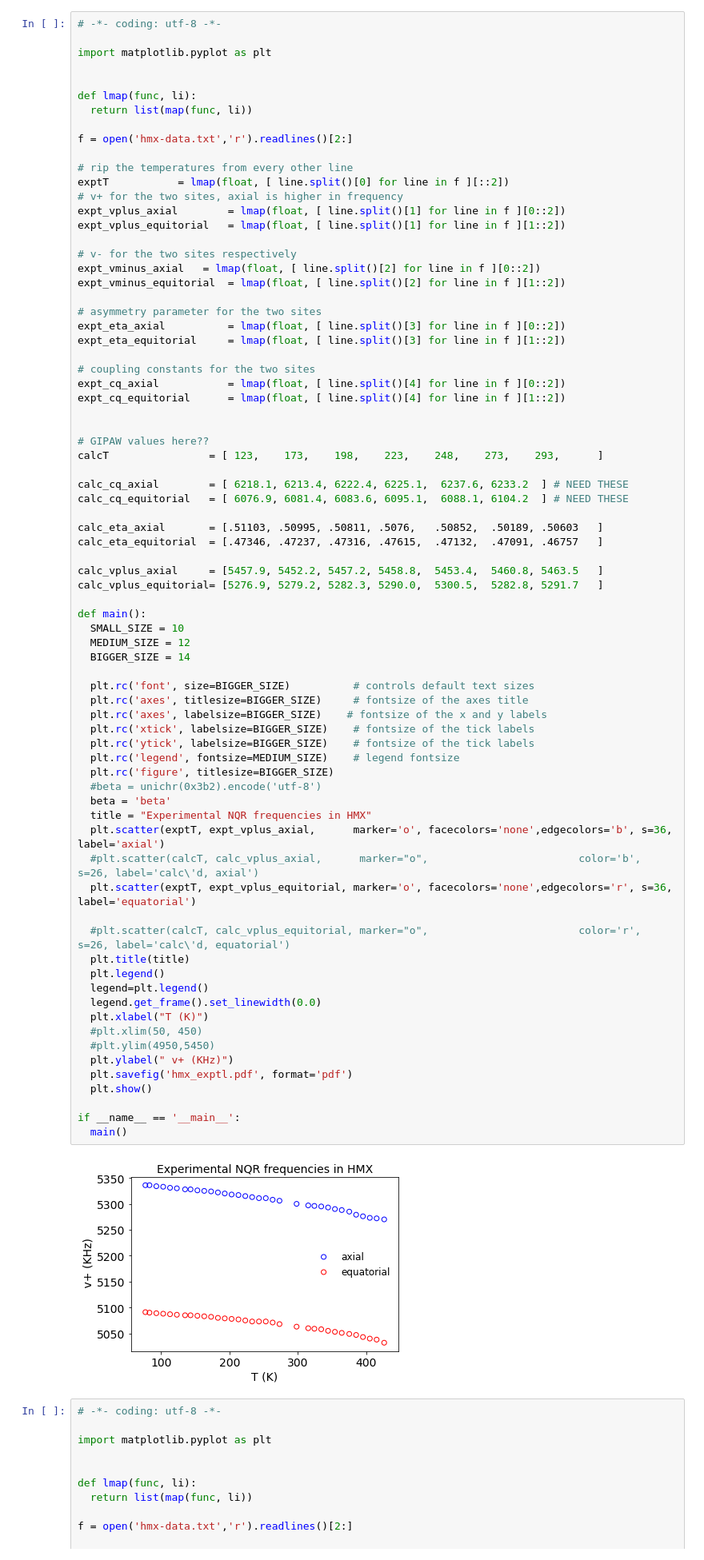
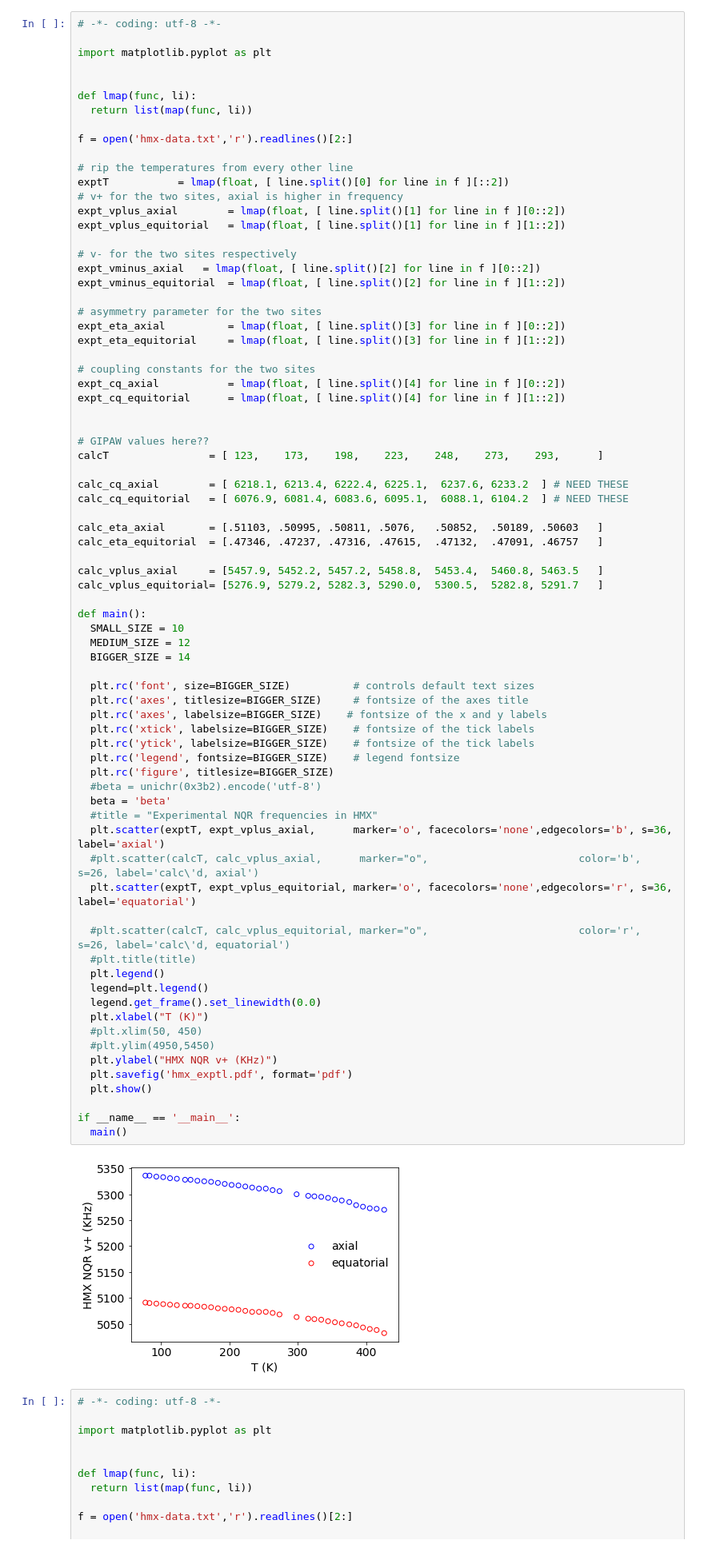
Before and after one commit to Altoidnerd/python-pwscf, a Jupyter notebook: data_analysis/apsplots.ipynb, the cells around one changed output. Shown: that part at 80% size. Drawn from its saved outputs; the diff is of its cells as text.

```diff
--- a/data_analysis/apsplots.ipynb
+++ b/data_analysis/apsplots.ipynb
@@ -672,38 +824,38 @@ calc_vplus_equitorial= [5276.9, 5279.2, 5282.3, 5290.0,  5300.5,  5282.8, 5291.7
 def main():
   SMALL_SIZE = 10
   MEDIUM_SIZE = 12
   BIGGER_SIZE = 14
 
   plt.rc('font', size=BIGGER_SIZE)          # controls default text sizes
   plt.rc('axes', titlesize=BIGGER_SIZE)     # fontsize of the axes title
   plt.rc('axes', labelsize=BIGGER_SIZE)    # fontsize of the x and y labels
   plt.rc('xtick', labelsize=BIGGER_SIZE)    # fontsize of the tick labels
   plt.rc('ytick', labelsize=BIGGER_SIZE)    # fontsize of the tick labels
-  plt.rc('legend', fontsize=MEDIUM_SIZE)    # legend fontsize
+  plt.rc('legend', fontsize=BIGGER_SIZE)    # legend fontsize
   plt.rc('figure', titlesize=BIGGER_SIZE)
   #beta = unichr(0x3b2).encode('utf-8')
   beta = 'beta'
-  title = "Experimental NQR frequencies in HMX"
+  #title = "Experimental NQR frequencies in HMX"
   plt.scatter(exptT, expt_vplus_axial,      marker='o', facecolors='none',edgecolors='b', s=36, label='axial')
   #plt.scatter(calcT, calc_vplus_axial,      marker="o",                        color='b', s=26, label='calc\'d, axial')
   plt.scatter(exptT, expt_vplus_equitorial, marker='o', facecolors='none',edgecolors='r', s=36, label='equatorial')
 
   #plt.scatter(calcT, calc_vplus_equitorial, marker="o",                        color='r', s=26, label='calc\'d, equatorial')
-  plt.title(title)
+  #plt.title(title)
   plt.legend()
   legend=plt.legend()
   legend.get_frame().set_linewidth(0.0)
   plt.xlabel("T (K)")
   #plt.xlim(50, 450)
   #plt.ylim(4950,5450)
-  plt.ylabel(" v+ (KHz)")
+  plt.ylabel("HMX NQR v+ (KHz)")
   plt.savefig('hmx_exptl.pdf', format='pdf')
   plt.show()
 
 if __name__ == '__main__':
   main()
 # %% [output]
-[figure, old version]
+[figure, new version]
 # %%
 # -*- coding: utf-8 -*-
 
```
Also changed, not shown: parts of 1 cell of this notebook, 3 other files.
